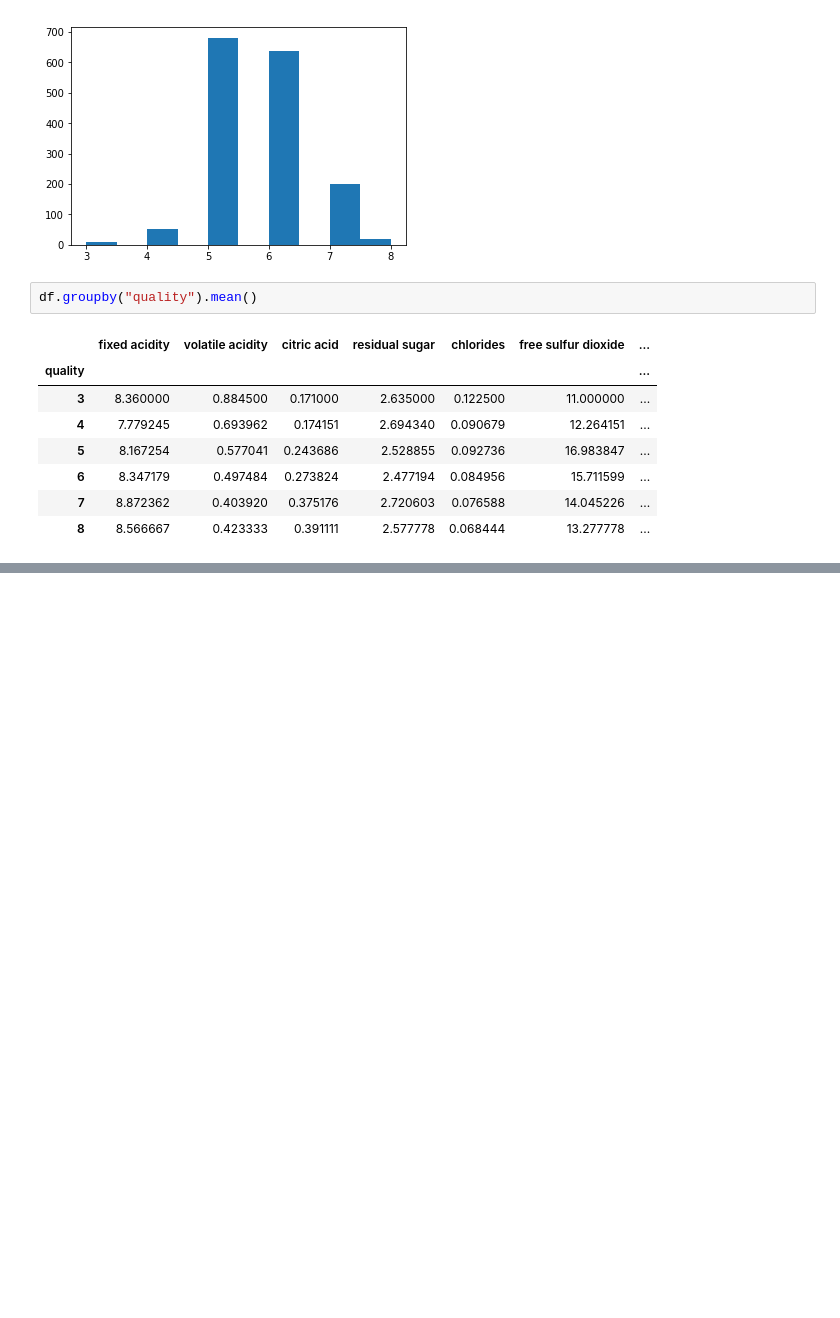
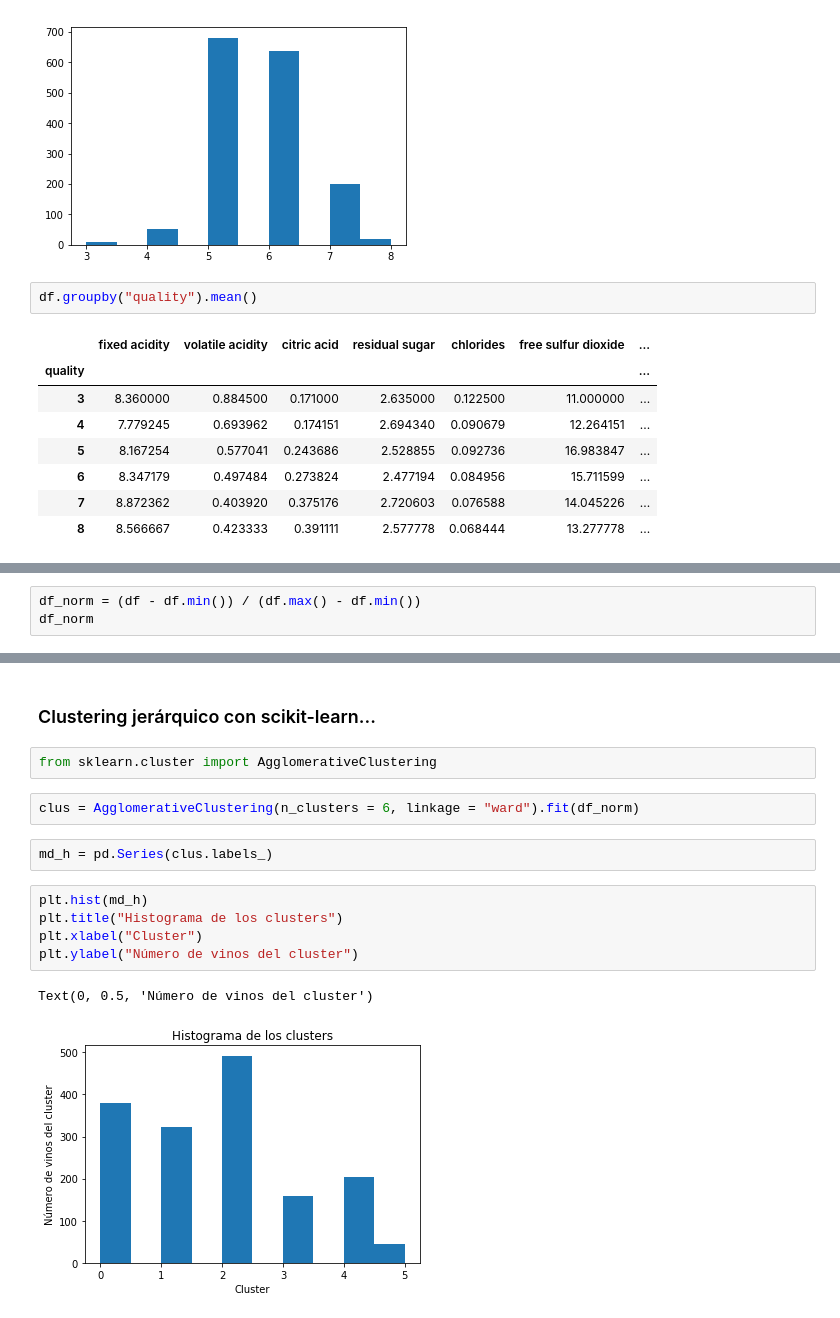
Before and after one commit to jorgealbertogomezgomez77/Work-with-Jupyter-Notebook, a Jupyter notebook: scripts/Tema 6/T6 - 4 - Clustering completo....ipynb, the cells around one changed output, grey strips where cells are left out. Drawn from its saved outputs; the diff is of its cells as text; blank space fills up the shorter version.

```diff
--- a/scripts/Tema 6/T6 - 4 - Clustering completo....ipynb
+++ b/scripts/Tema 6/T6 - 4 - Clustering completo....ipynb
@@ -40,0 +43,3 @@ df.groupby("quality").mean()
+# %%
+df_norm = (df - df.min()) / (df.max() - df.min())
+df_norm
@@ -40,0 +65,16 @@ df.groupby("quality").mean()
+# %% [markdown]
+### Clustering jerárquico con scikit-learn...
+# %%
+from sklearn.cluster import AgglomerativeClustering
+# %%
+clus = AgglomerativeClustering(n_clusters = 6, linkage = "ward").fit(df_norm)
+# %%
+md_h = pd.Series(clus.labels_)
+# %%
+plt.hist(md_h)
+plt.title("Histograma de los clusters")
+plt.xlabel("Cluster")
+plt.ylabel("Número de vinos del cluster")
+# %% [output]
+Text(0, 0.5, 'Número de vinos del cluster')
+[figure, added]
```
Also changed, not shown: parts of 17 cells of this notebook.
